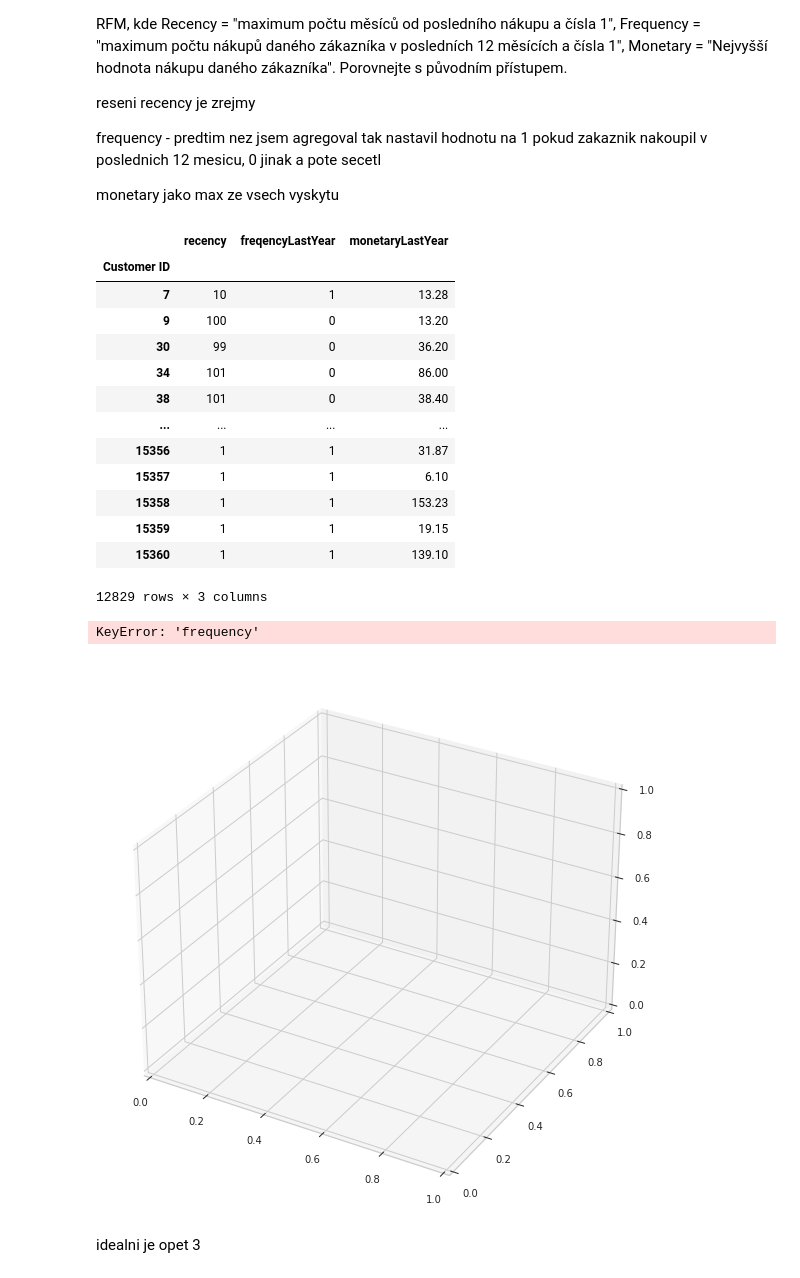
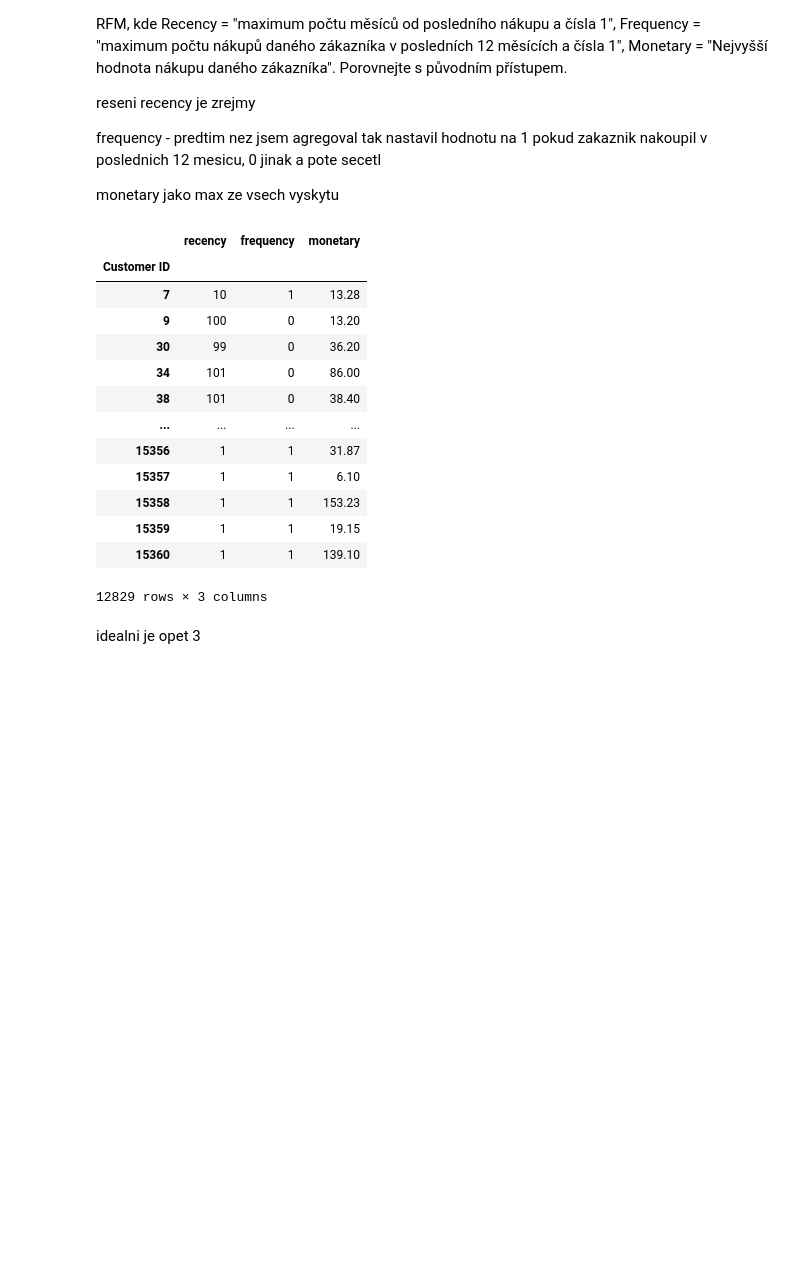
Before and after one commit to xuthang/bi-vzd, a Jupyter notebook: 03/homework_03_B201.ipynb, the cells around one changed output. Cells and saved outputs as stored; diff of their text form; code cells hidden in the pictures; blank space fills up the shorter version.

```diff
--- a/03/homework_03_B201.ipynb
+++ b/03/homework_03_B201.ipynb
@@ -58,7 +58,7 @@ import matplotlib.cm as cm
 from yellowbrick.cluster import KElbowVisualizer
 
 random_state = 727
-maxCluster = 15
+maxCluster = 9
 sd = dt.datetime(2015,12,19)
 # %%
 df = pd.read_csv("eshop.csv", parse_dates=['Date']).drop(columns=['Country'])
@@ -175,3 +141,7 @@ visualize(rfmScaled)
 [figure]
 [figure]
 [figure]
+# %%
+visualizer = KElbowVisualizer(KMeans(), k=(1,maxCluster))
+visualizer.fit(rfmScaled)        # Fit the data to the visualizer
+visualizer.show()        # Finalize and render the figure
@@ -178,5 +155,5 @@ visualize(rfmScaled)
 # %%
-idealClusters = 3
+idealClusters = 6
 # %%
 rfmTableWithClusters = rfmScaled.copy()
 rfmTableWithClusters['cluster'] = KMeans(n_clusters = idealClusters, random_state=random_state).fit_predict(rfmTableWithClusters)
@@ -304,24 +279,23 @@ monetary jako max ze vsech vyskytu
 # %%
 rfmModified = df.copy()
 rfmModified['hist']=sd - rfmModified['Date']
 rfmModified['hist'].astype('timedelta64[M]')
 rfmModified['hist']= rfmModified['hist'] / np.timedelta64(1, 'M')
 rfmModified['hist'] = rfmModified['hist'].astype('int64')
 rfmModified = rfmModified.drop(columns=['Date'])
 
-rfmModified['freqencyLastYear'] = np.zeros(len(rfmModified))
-rfmModified['freqencyLastYear'] = rfmModified['freqencyLastYear'].astype('int64')
-rfmModified.loc[rfmModified['hist']<=12 ,'freqencyLastYear']+=1
+rfmModified['frequency'] = np.zeros(len(rfmModified))
+rfmModified['frequency'] = rfmModified['frequency'].astype('int64')
+rfmModified.loc[rfmModified['hist']<=12 ,'frequency']+=1
 
 rfmModified = rfmModified.groupby('Customer ID').agg({ 'hist': lambda x: max(x.min(), 1),
-                                                      'freqencyLastYear': lambda x: sum(x),
+                                                      'frequency': lambda x: sum(x),
                                                'Subtotal': lambda x: x.max()}
                                           ).rename(columns={'hist':'recency',
-                                                            'Subtotal' : 'monetaryLastYear'})
+                                                            'Subtotal' : 'monetary'})
 display(rfmModified)
-visualize(rfmModified)
 # %% [output]
-|  | recency | freqencyLastYear | monetaryLastYear |
+|  | recency | frequency | monetary |
 | Customer ID |  |  |  |
 | 7 | 10 | 1 | 13.28 |
 | 9 | 100 | 0 | 13.20 |
@@ -335,8 +309,6 @@ visualize(rfmModified)
 | 15359 | 1 | 1 | 19.15 |
 | 15360 | 1 | 1 | 139.10 |
 12829 rows × 3 columns
-KeyError: 'frequency'
-[figure, removed]
 # %% [markdown]
 idealni je opet 3
 # %%
```
Also changed, not shown: parts of 11 cells of this notebook.
